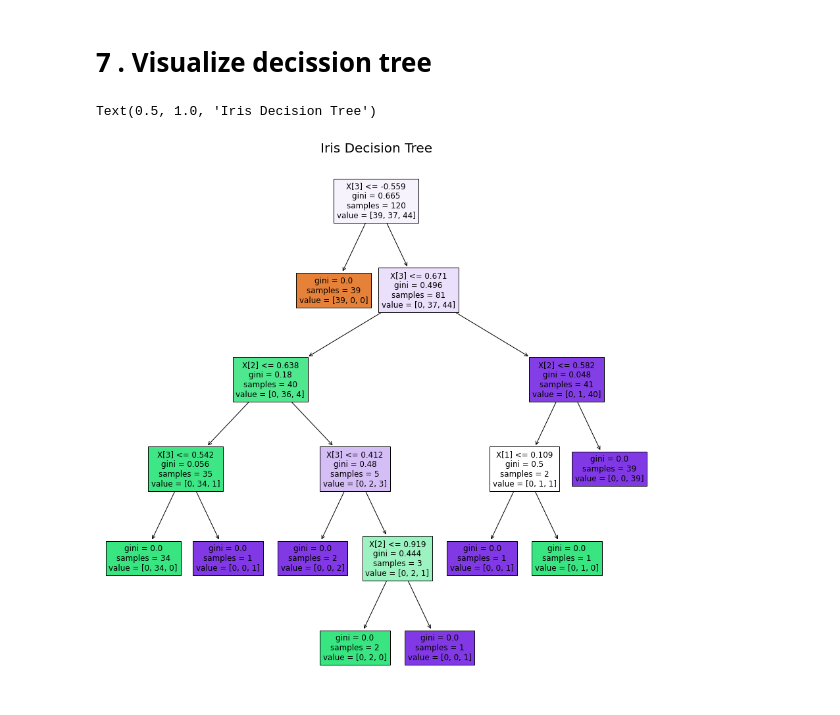
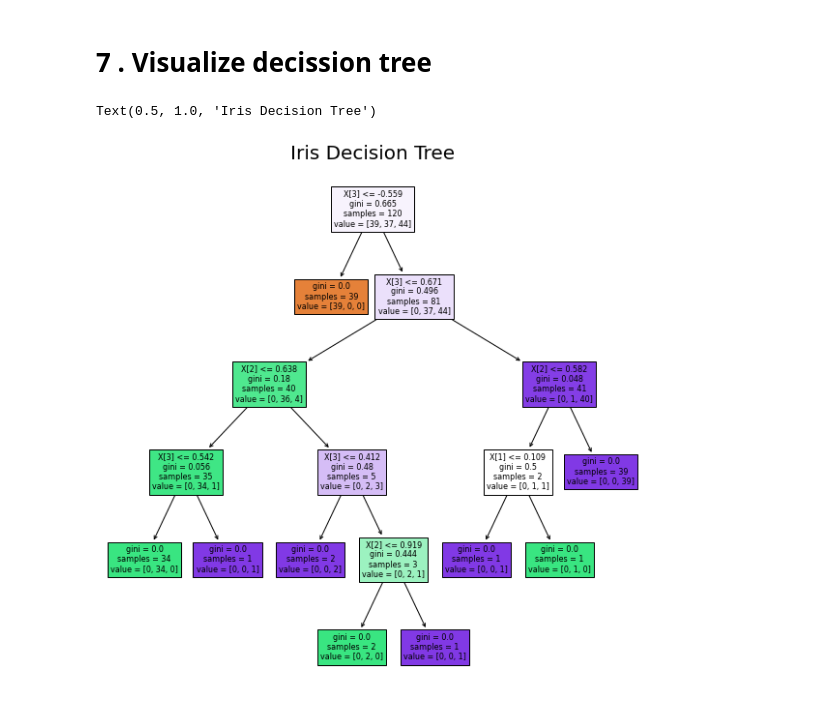
Before and after one commit to trongthuan205/DS102.K21, a Jupyter notebook: 07_DecisionTree_Iris_Data.ipynb, the cells around one changed output. Cells and saved outputs as stored; diff of their text form; code cells hidden in the pictures.

```diff
--- a/07_DecisionTree_Iris_Data.ipynb
+++ b/07_DecisionTree_Iris_Data.ipynb
@@ -167,9 +167,9 @@ Accuracy score in Test data:  0.8666666666666667
 # %% [markdown]
 # 7 . Visualize decission tree
 # %%
-plt.figure(figsize = (15,15))
+plt.figure(figsize = (10,10))
 tree.plot_tree(model, filled = True)
 plt.title('Iris Decision Tree', fontsize = 20)
 # %% [output]
 Text(0.5, 1.0, 'Iris Decision Tree')
-[figure, old version]
+[figure, new version]
```
